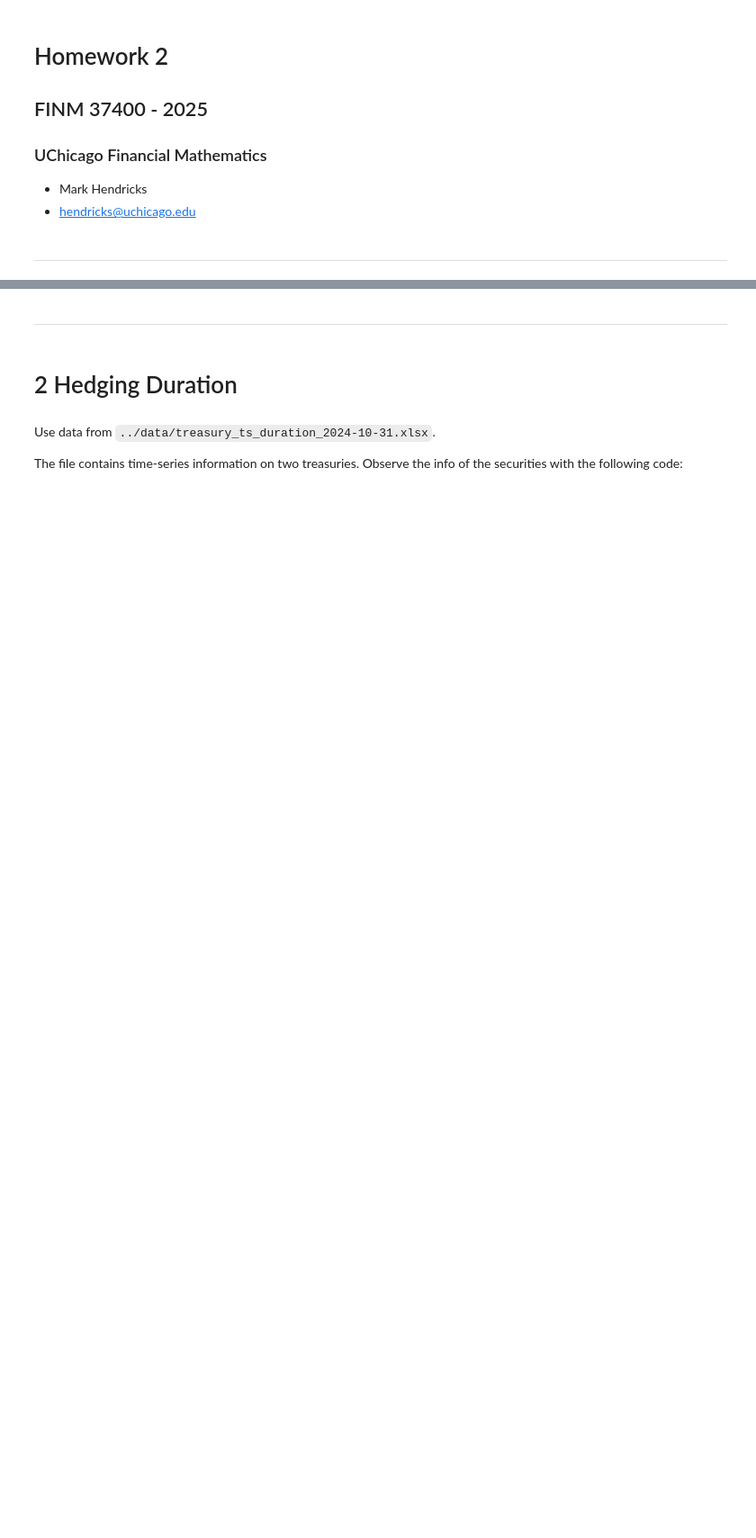
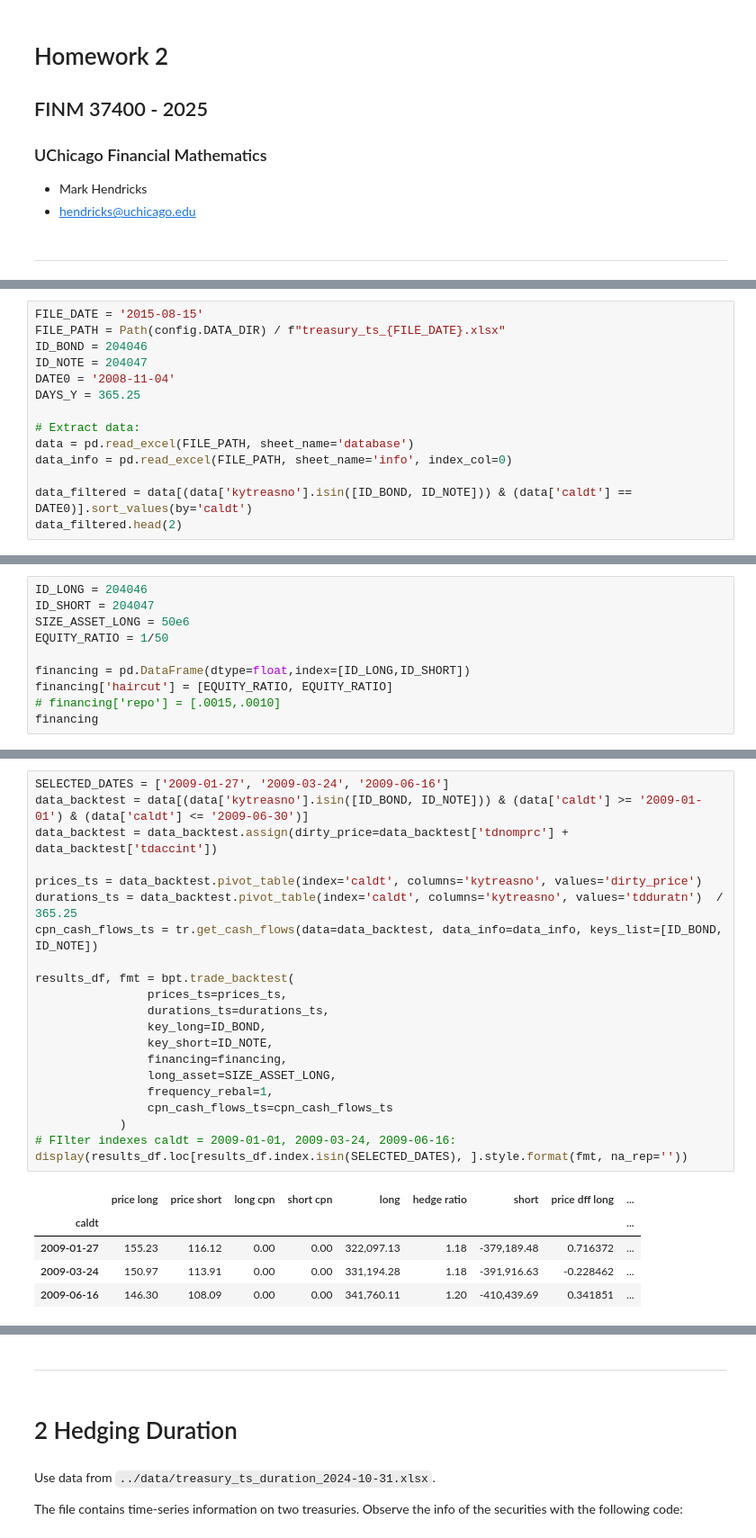
Before and after one commit to Scheffer888/finm-fixedincome-2025, a Jupyter notebook: homework/Homework 2 (Eduardo).ipynb, the cells around one changed output, grey strips where cells are left out. Shown at 90% size. Drawn from its saved outputs; the diff is of its cells as text; blank space fills up the shorter version.

```diff
--- a/homework/Homework 2 (Eduardo).ipynb
+++ b/homework/Homework 2 (Eduardo).ipynb
@@ -53,0 +53,14 @@ Report the number of bonds and notes of your position, along with the total doll
+# %%
+FILE_DATE = '2015-08-15'
+FILE_PATH = Path(config.DATA_DIR) / f"treasury_ts_{FILE_DATE}.xlsx"
+ID_BOND = 204046
+ID_NOTE = 204047
+DATE0 = '2008-11-04'
+DAYS_Y = 365.25
+
+# Extract data:
+data = pd.read_excel(FILE_PATH, sheet_name='database')
+data_info = pd.read_excel(FILE_PATH, sheet_name='info', index_col=0)
+
+data_filtered = data[(data['kytreasno'].isin([ID_BOND, ID_NOTE])) & (data['caldt'] == DATE0)].sort_values(by='caldt')
+data_filtered.head(2)
@@ -53,0 +123,10 @@ Report the number of bonds and notes of your position, along with the total doll
+# %%
+ID_LONG = 204046
+ID_SHORT = 204047
+SIZE_ASSET_LONG = 50e6
+EQUITY_RATIO = 1/50
+
+financing = pd.DataFrame(dtype=float,index=[ID_LONG,ID_SHORT])
+financing['haircut'] = [EQUITY_RATIO, EQUITY_RATIO]
+# financing['repo'] = [.0015,.0010]
+financing
@@ -83,0 +183,27 @@ Calculate the YTM spreads on these dates. Does the YTM spread correspond to pnl
+# %%
+SELECTED_DATES = ['2009-01-27', '2009-03-24', '2009-06-16']
+data_backtest = data[(data['kytreasno'].isin([ID_BOND, ID_NOTE])) & (data['caldt'] >= '2009-01-01') & (data['caldt'] <= '2009-06-30')]
+data_backtest = data_backtest.assign(dirty_price=data_backtest['tdnomprc'] + data_backtest['tdaccint'])
+
+prices_ts = data_backtest.pivot_table(index='caldt', columns='kytreasno', values='dirty_price')
+durations_ts = data_backtest.pivot_table(index='caldt', columns='kytreasno', values='tdduratn')  / 365.25
+cpn_cash_flows_ts = tr.get_cash_flows(data=data_backtest, data_info=data_info, keys_list=[ID_BOND, ID_NOTE])
+
+results_df, fmt = bpt.trade_backtest(
+                prices_ts=prices_ts,
+                durations_ts=durations_ts,
+                key_long=ID_BOND,
+                key_short=ID_NOTE,
+                financing=financing,
+                long_asset=SIZE_ASSET_LONG,
+                frequency_rebal=1,
+                cpn_cash_flows_ts=cpn_cash_flows_ts
+            )
+# FIlter indexes caldt = 2009-01-01, 2009-03-24, 2009-06-16:
+display(results_df.loc[results_df.index.isin(SELECTED_DATES), ].style.format(fmt, na_rep=''))
+# %% [output]
+|  | price long | price short | long cpn | short cpn | long | hedge ratio | short | price dff long | ... |
+| caldt |  |  |  |  |  |  |  |  | ... |
+| 2009-01-27 | 155.23 | 116.12 | 0.00 | 0.00 | 322,097.13 | 1.18 | -379,189.48 | 0.716372 | ... |
+| 2009-03-24 | 150.97 | 113.91 | 0.00 | 0.00 | 331,194.28 | 1.18 | -391,916.63 | -0.228462 | ... |
+| 2009-06-16 | 146.30 | 108.09 | 0.00 | 0.00 | 341,760.11 | 1.20 | -410,439.69 | 0.341851 | ... |
```
Also changed, not shown: parts of 26 cells of this notebook.
